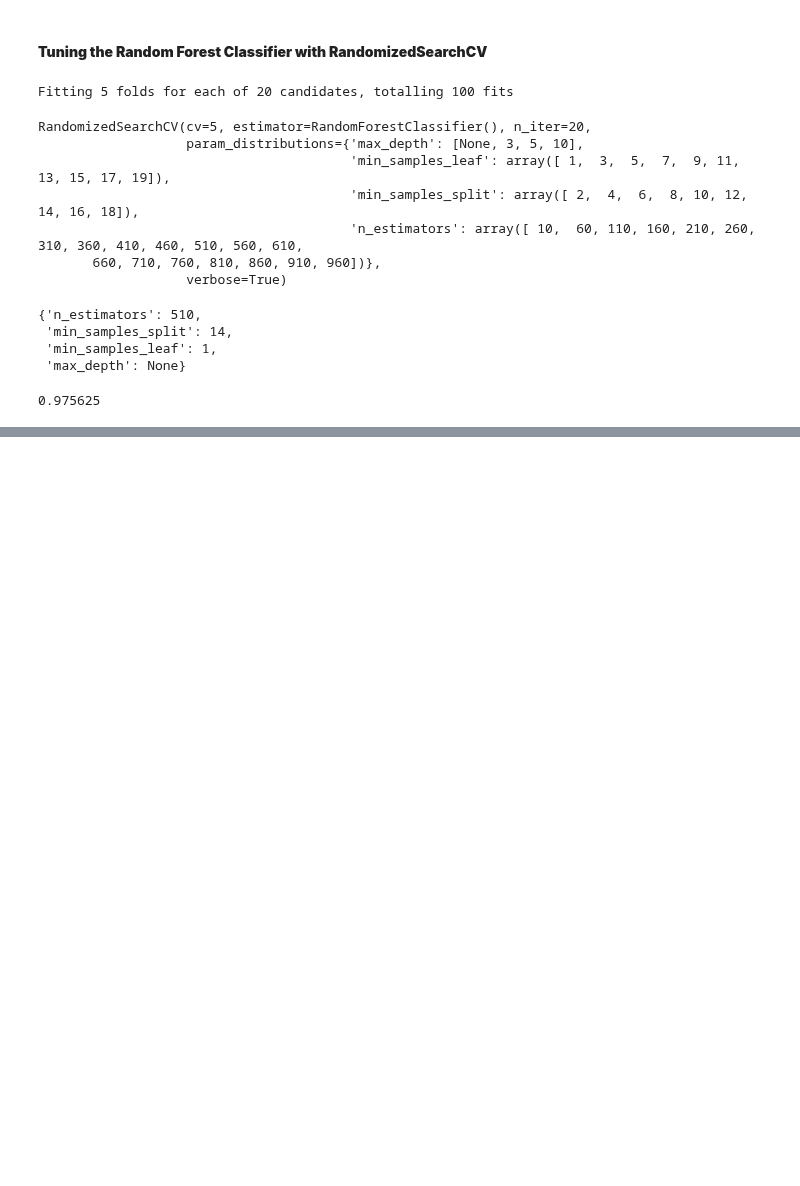
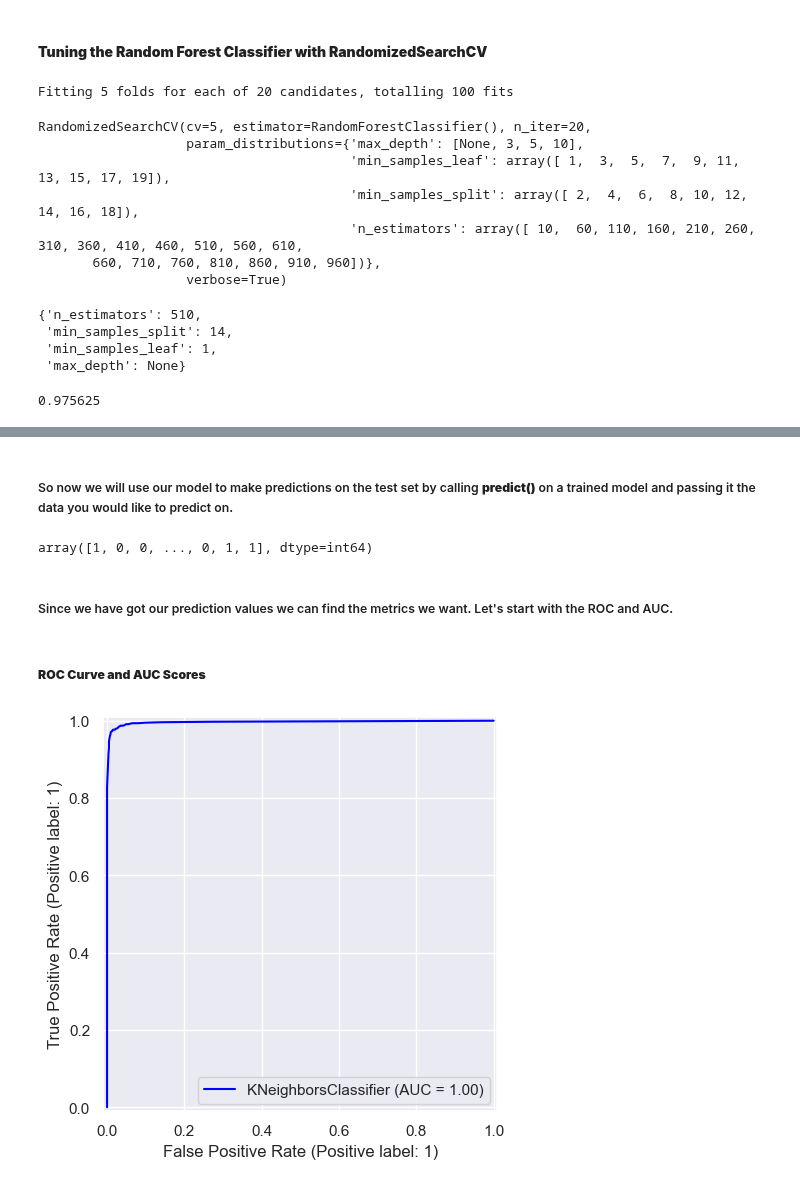
Before and after one commit to alonsobern/Data-Mining-Machine-Learning, a Jupyter notebook: Banana Quality/Banana_Quality.ipynb, the cells around one changed output, grey strips where cells are left out. Drawn from its saved outputs; the diff is of its cells as text; code cells hidden in the pictures; blank space fills up the shorter version.

```diff
--- a/Banana Quality/Banana_Quality.ipynb
+++ b/Banana Quality/Banana_Quality.ipynb
@@ -629,0 +640,2 @@ rs_rf.score(X_test, y_test)
+# %% [markdown]
+##### So now we will use our model to make predictions on the test set by calling **predict()** on a trained model and passing it the data you would like to predict on.
@@ -629,0 +645,15 @@ rs_rf.score(X_test, y_test)
+# %%
+y_pred
+# %% [output]
+array([1, 0, 0, ..., 0, 1, 1], dtype=int64)
+# %% [markdown]
+##### Since we have got our prediction values we can find the metrics we want. Let's start with the ROC and AUC.
+# %% [markdown]
+##### **ROC Curve and AUC Scores**
+# %%
+sns.set(style="darkgrid", palette="pastel")
+RocCurveDisplay.from_estimator(estimator=knn, X=X_test, y=y_test, color="blue")
+plt.tight_layout()
+plt.show()
+# %% [output]
+[figure, added]
```
Also changed, not shown: parts of 24 cells of this notebook.
